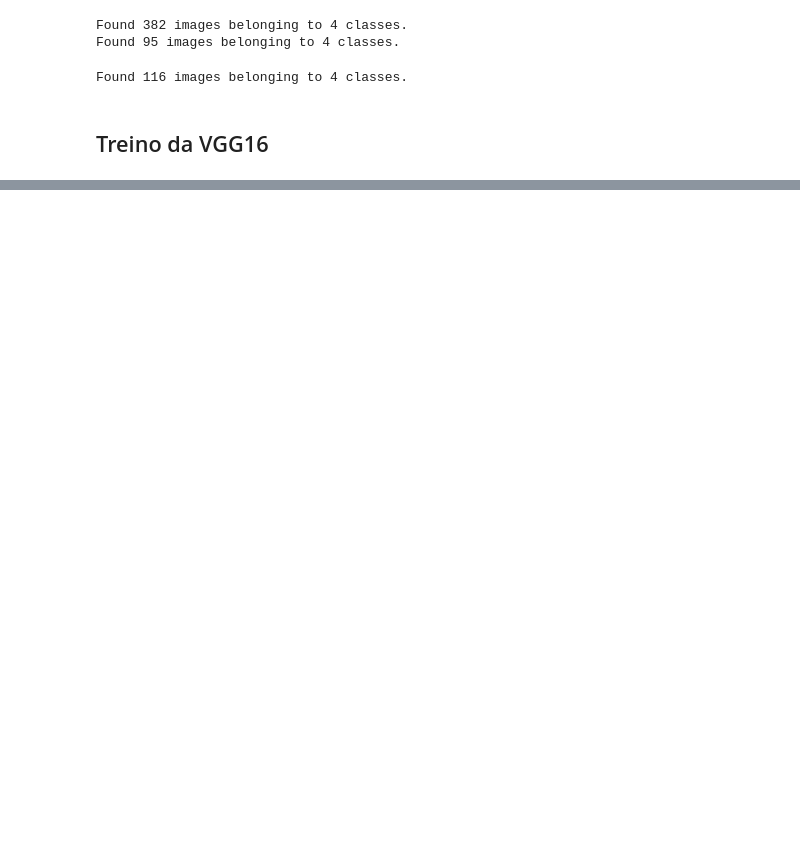
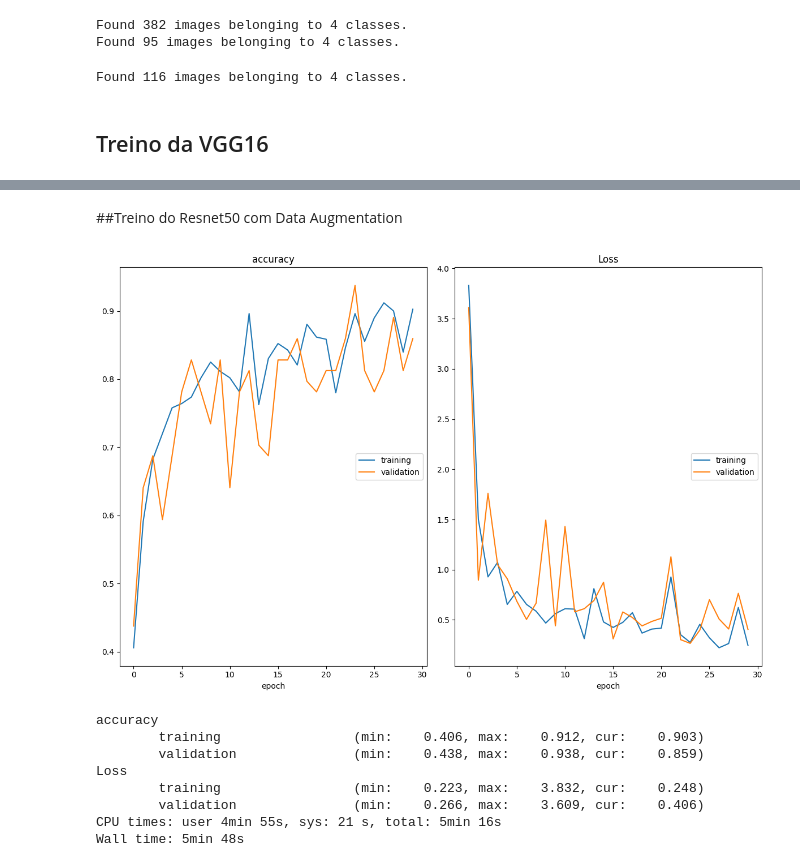
Before and after one commit to Equipe16-IAA/IAA011-VisaoComputacional, a Jupyter notebook: RedesNeurais.ipynb, the cells around one changed output, grey strips where cells are left out. Saved outputs shown, nothing was run; the diff lists cells and outputs as text; code cells hidden in the pictures; blank space fills up the shorter version.

```diff
--- a/RedesNeurais.ipynb
+++ b/RedesNeurais.ipynb
@@ -123,6 +171,18 @@ prediction = Dense(4, activation='softmax')(x)
 
 # Criação do Objeto Modelo (a parte da resnet + as camadas Fully connected criadas)
 model_vgg16 = Model(inputs=base_model_vgg16.input, outputs=prediction)
+# %%
+# Adicionar camadas fully connected no resnet50
+
+# camadas próprias - você pode colocar mais se quiser
+# A saída da resnet será a entrada da camada criada
+x = Flatten()(base_model_resnet50.output)
+
+# camada de classificação com as 4 classes utilizadas
+prediction = Dense(len(class_subset), activation='softmax')(x)
+
+# Criação do Objeto Modelo (a parte da resnet + as camadas Fully connected criadas)
+model_resnet50 = Model(inputs=base_model_resnet50.input, outputs=prediction)
 # %% [markdown]
 ##Data Augmentation
 # %%
@@ -255,0 +326,48 @@ AttributeError: 'NoneType' object has no attribute 'items'
+# %% [markdown]
+##Treino do Resnet50 com Data Augmentation
+# %%
+%%time
+from keras.optimizers import RMSprop
+from keras.callbacks import ModelCheckpoint, EarlyStopping, TensorBoard
+from livelossplot import PlotLossesKeras
+
+steps_per_epoch = traingen.samples // BATCH_SIZE
+val_steps = validgen.samples // BATCH_SIZE
+
+n_epochs = 10
+
+optimizer = RMSprop(learning_rate=0.0001)
+
+model_resnet50.compile(loss='categorical_crossentropy', optimizer=optimizer, metrics=['accuracy'])
+
+# Salva o modelo Keras após cada época, porém só o de melhor resultado
+checkpointer = ModelCheckpoint(filepath='img_model_resnet50.weights.best.keras',
+                               verbose=1,
+                               save_best_only=True)
+
+# Para o treinamento para prevenir o overfitting
+# Não utilizei aqui, pois queria que rodasse todas as 30 épocas
+early_stop = EarlyStopping(monitor='val_loss',
+                           patience=10,
+                           restore_best_weights=True,
+                           mode='min')
+
+# Treinamento do Modelo
+history_tl = model_resnet50.fit(traingen,
+                    epochs=n_epochs,
+                    steps_per_epoch=steps_per_epoch,
+                    validation_data=validgen,
+                    validation_steps=val_steps,
+                    callbacks=[checkpointer, PlotLossesKeras()],
+                    #callbacks=[early_stop, checkpointer, PlotLossesKeras()],
+                    verbose=False)
+# %% [output]
+[figure, added]
+accuracy
+        training                 (min:    0.406, max:    0.912, cur:    0.903)
+        validation               (min:    0.438, max:    0.938, cur:    0.859)
+Loss
+        training                 (min:    0.223, max:    3.832, cur:    0.248)
+        validation               (min:    0.266, max:    3.609, cur:    0.406)
+CPU times: user 4min 55s, sys: 21 s, total: 5min 16s
+Wall time: 5min 48s
```
Also changed, not shown: parts of 8 cells of this notebook.
